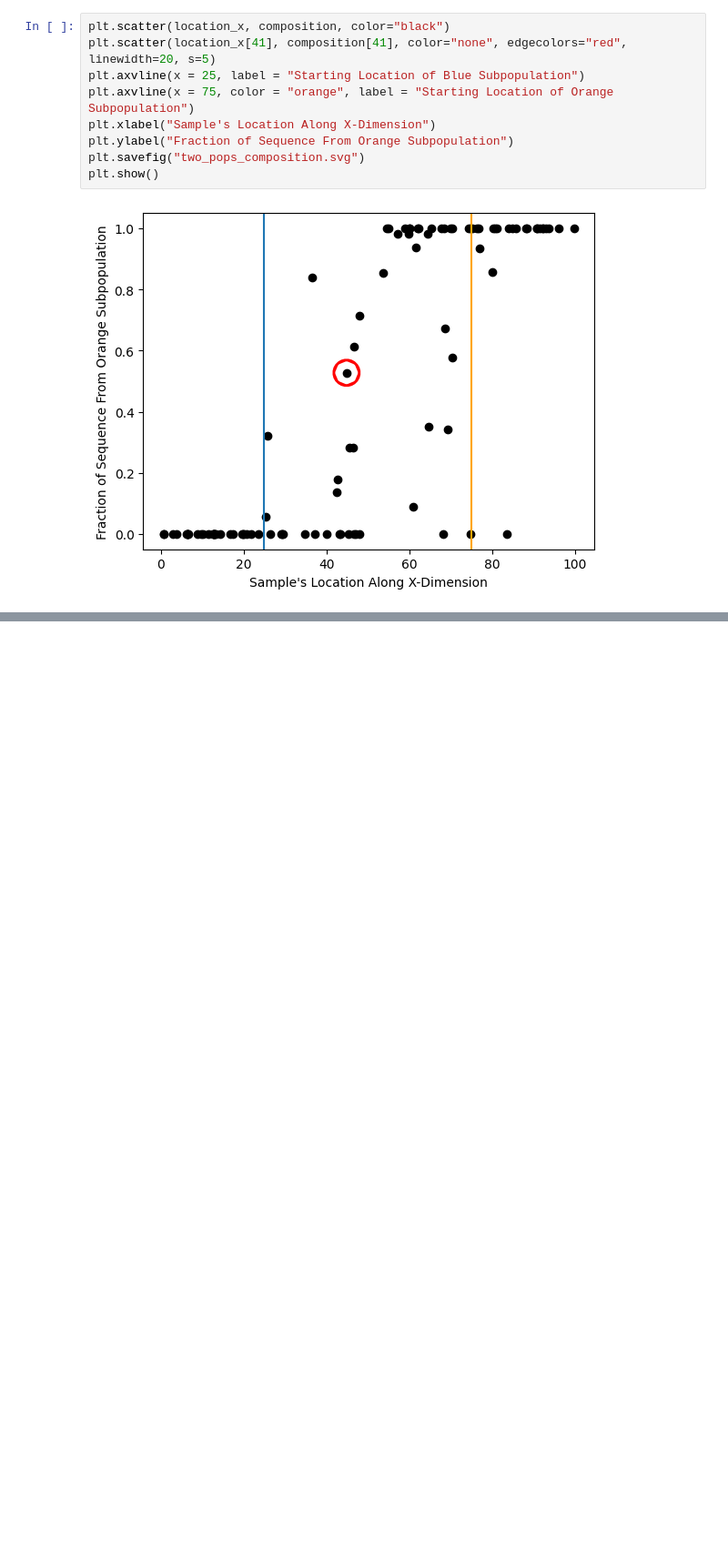
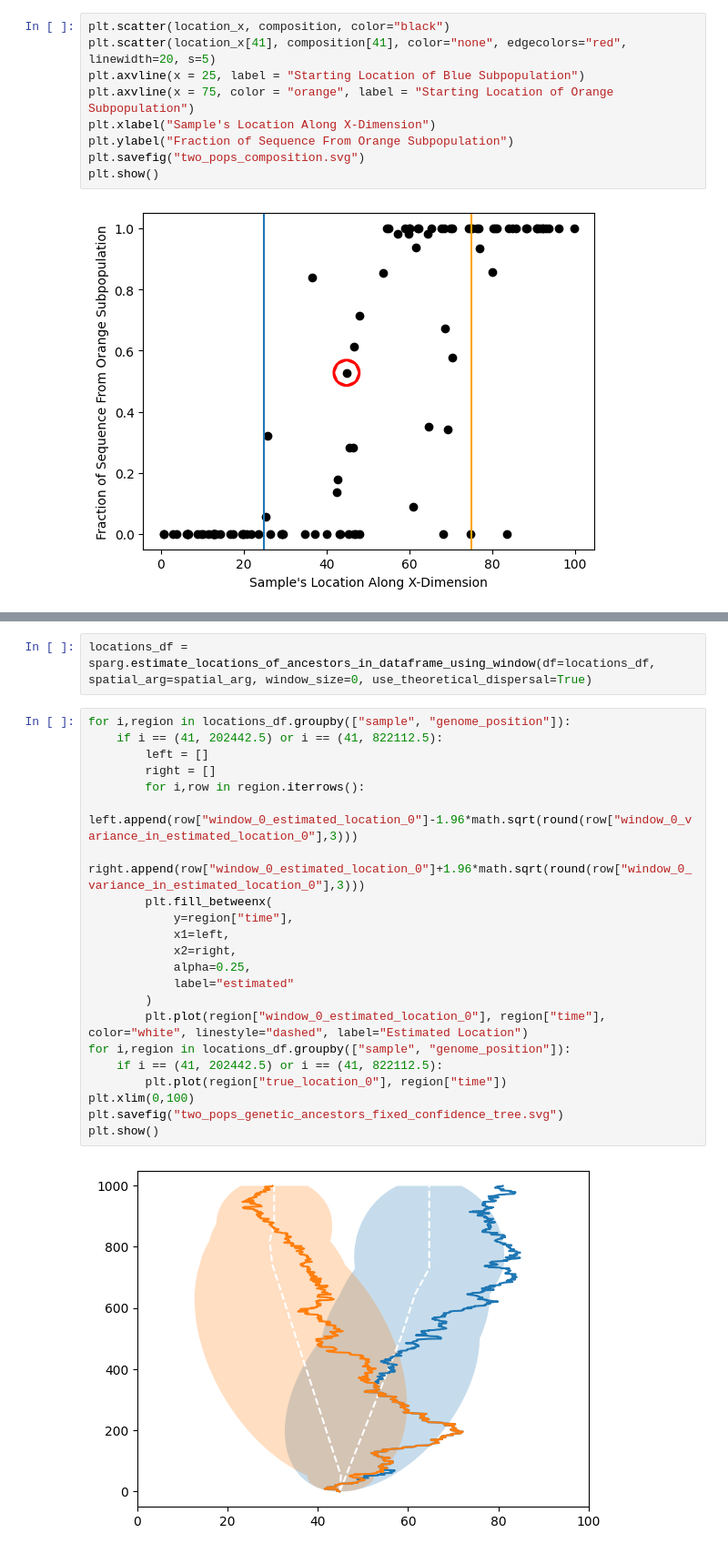
Before and after one commit to osmond-lab/sparg, a Jupyter notebook: figures/final/Fig7_two_pops/code/two_pops.ipynb, the cells around one changed output, grey strips where cells are left out. Shown at 91% size. Drawn from its saved outputs; the diff is of its cells as text; blank space fills up the shorter version.

```diff
--- a/figures/final/Fig7_two_pops/code/two_pops.ipynb
+++ b/figures/final/Fig7_two_pops/code/two_pops.ipynb
@@ -104,0 +114,26 @@ locations_df
+# %%
+locations_df = sparg.estimate_locations_of_ancestors_in_dataframe_using_window(df=locations_df, spatial_arg=spatial_arg, window_size=0, use_theoretical_dispersal=True)
+# %%
+for i,region in locations_df.groupby(["sample", "genome_position"]):
+    if i == (41, 202442.5) or i == (41, 822112.5):
+        left = []
+        right = []
+        for i,row in region.iterrows():
+            left.append(row["window_0_estimated_location_0"]-1.96*math.sqrt(round(row["window_0_variance_in_estimated_location_0"],3)))
+            right.append(row["window_0_estimated_location_0"]+1.96*math.sqrt(round(row["window_0_variance_in_estimated_location_0"],3)))
+        plt.fill_betweenx(
+            y=region["time"],
+            x1=left,
+            x2=right,
+            alpha=0.25,
+            label="estimated"
+        )
+        plt.plot(region["window_0_estimated_location_0"], region["time"], color="white", linestyle="dashed", label="Estimated Location")
+for i,region in locations_df.groupby(["sample", "genome_position"]):
+    if i == (41, 202442.5) or i == (41, 822112.5):
+        plt.plot(region["true_location_0"], region["time"])
+plt.xlim(0,100)
+plt.savefig("two_pops_genetic_ancestors_fixed_confidence_tree.svg")
+plt.show()
+# %% [output]
+[figure, added]
```
Also changed, not shown: parts of 13 cells of this notebook, 3 other files.
